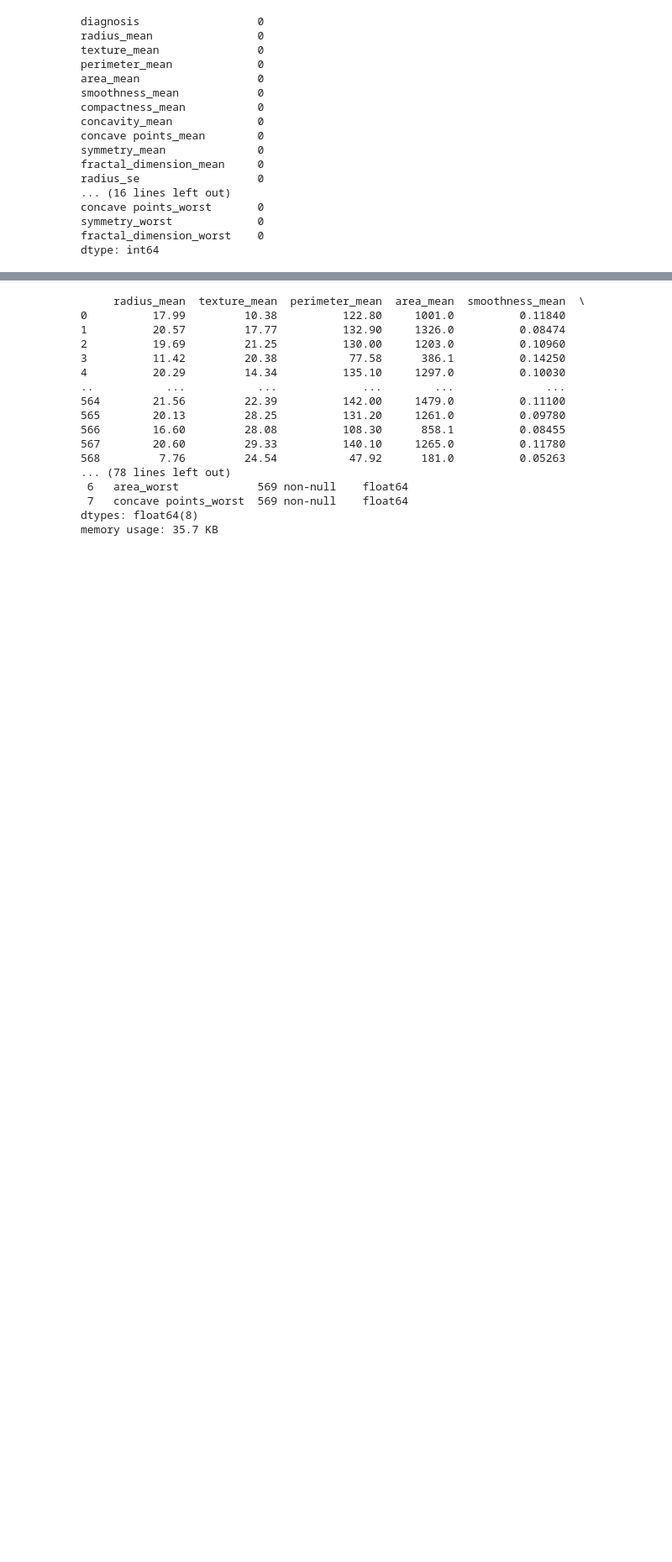
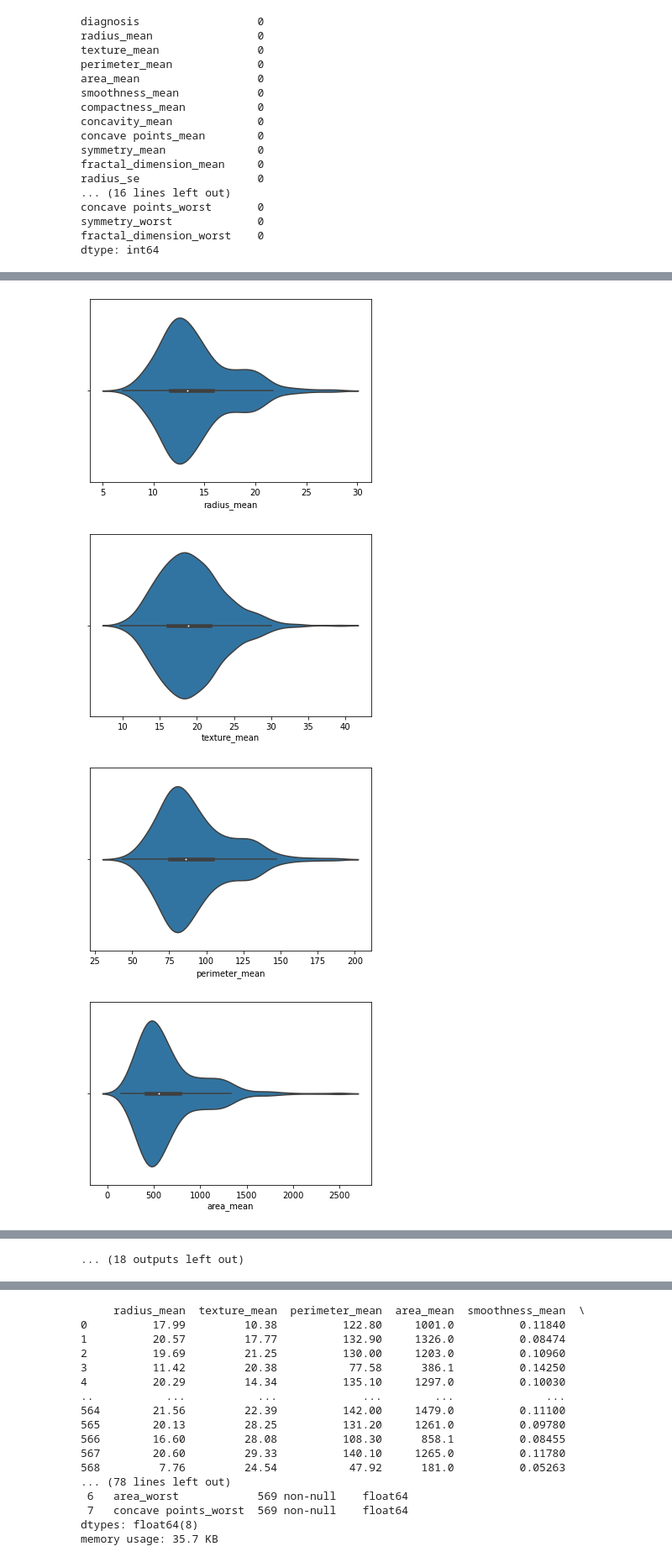
Before and after one commit to brewksy/SharedProjects, a Jupyter notebook: Accumulated Project - Breast Cancer Predictive 2.0.ipynb, the cells around one changed output, grey strips where cells are left out. Shown at 84% size. Saved outputs shown, nothing was run; the diff lists cells and outputs as text; code cells hidden in the pictures; blank space fills up the shorter version.

```diff
--- a/Accumulated Project - Breast Cancer Predictive 2.0.ipynb
+++ b/Accumulated Project - Breast Cancer Predictive 2.0.ipynb
@@ -142,0 +191,9 @@ dtype: int64
+# %%
+for column_number in range (1,31):
+    sns.violinplot(x=df.columns[column_number], data= df)
+    plt.show()
+# %% [output]
+[figure, added]
+[figure, added]
+[figure, added]
+[figure, added]
@@ -143,3 +208,4 @@ dtype: int64
+... (18 outputs left out)
 # %%
 df['diagnosis'] = LabelEncoder().fit_transform(df['diagnosis'])
 df
```
Also changed, not shown: parts of 8 cells of this notebook.
